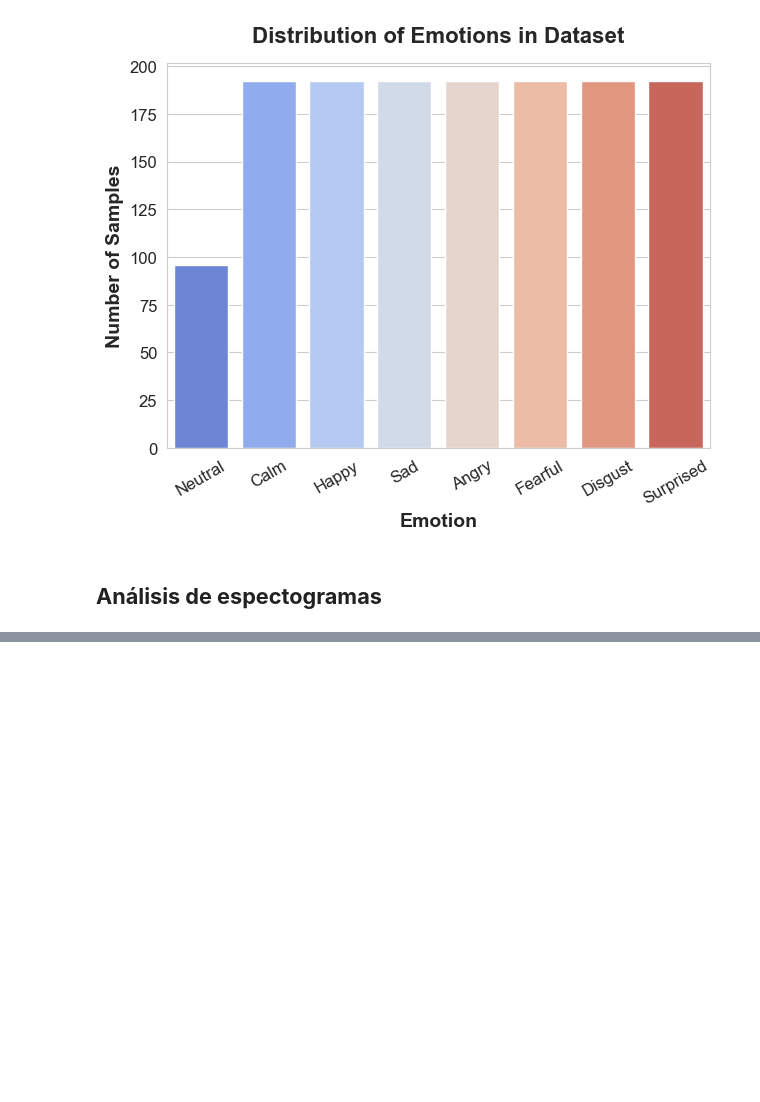
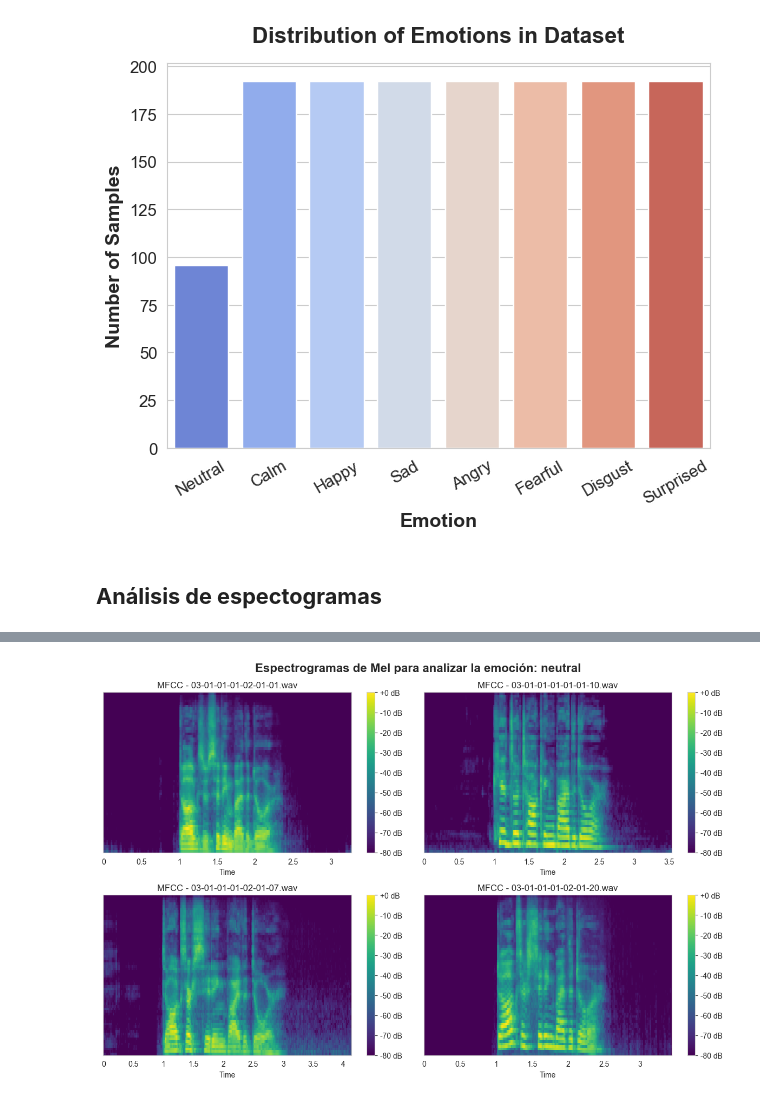
Before and after one commit to nayeli-guzman/emotion-recognition-in-speech, a Jupyter notebook: data-exploration.ipynb, the cells around one changed output, grey strips where cells are left out. Saved outputs shown, nothing was run; the diff lists cells and outputs as text; code cells hidden in the pictures; blank space fills up the shorter version.

```diff
--- a/data-exploration.ipynb
+++ b/data-exploration.ipynb
@@ -191,0 +232,4 @@ plot_mel_spectrogram("C:/Users/nayel/Desktop/utec/2025-0/machine-learning/emotio
+# %%
+plot_multiple_mel_spectrograms(neutral_random_ids, "neutral")
+# %% [output]
+[figure, added]
```
Also changed, not shown: parts of 8 cells of this notebook.
